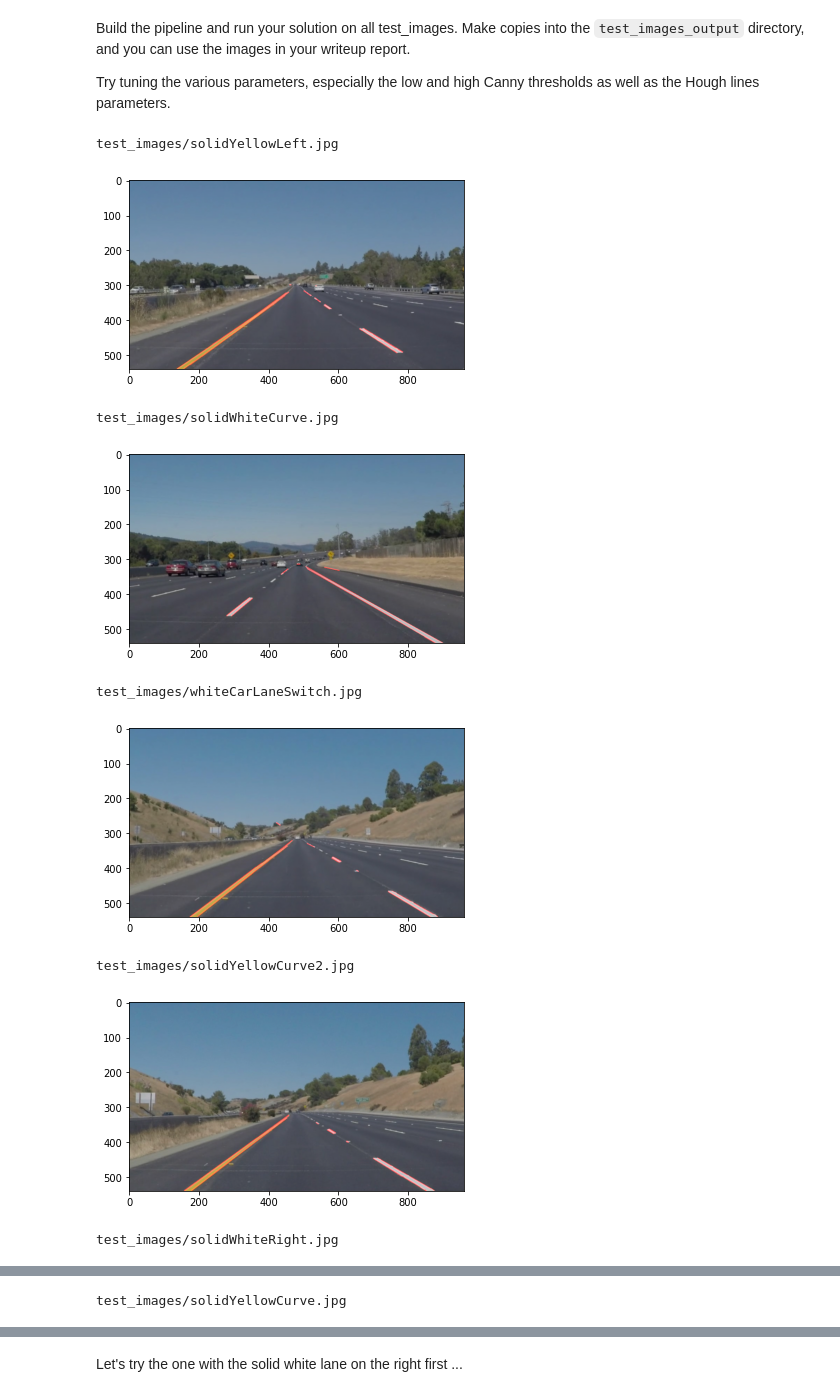
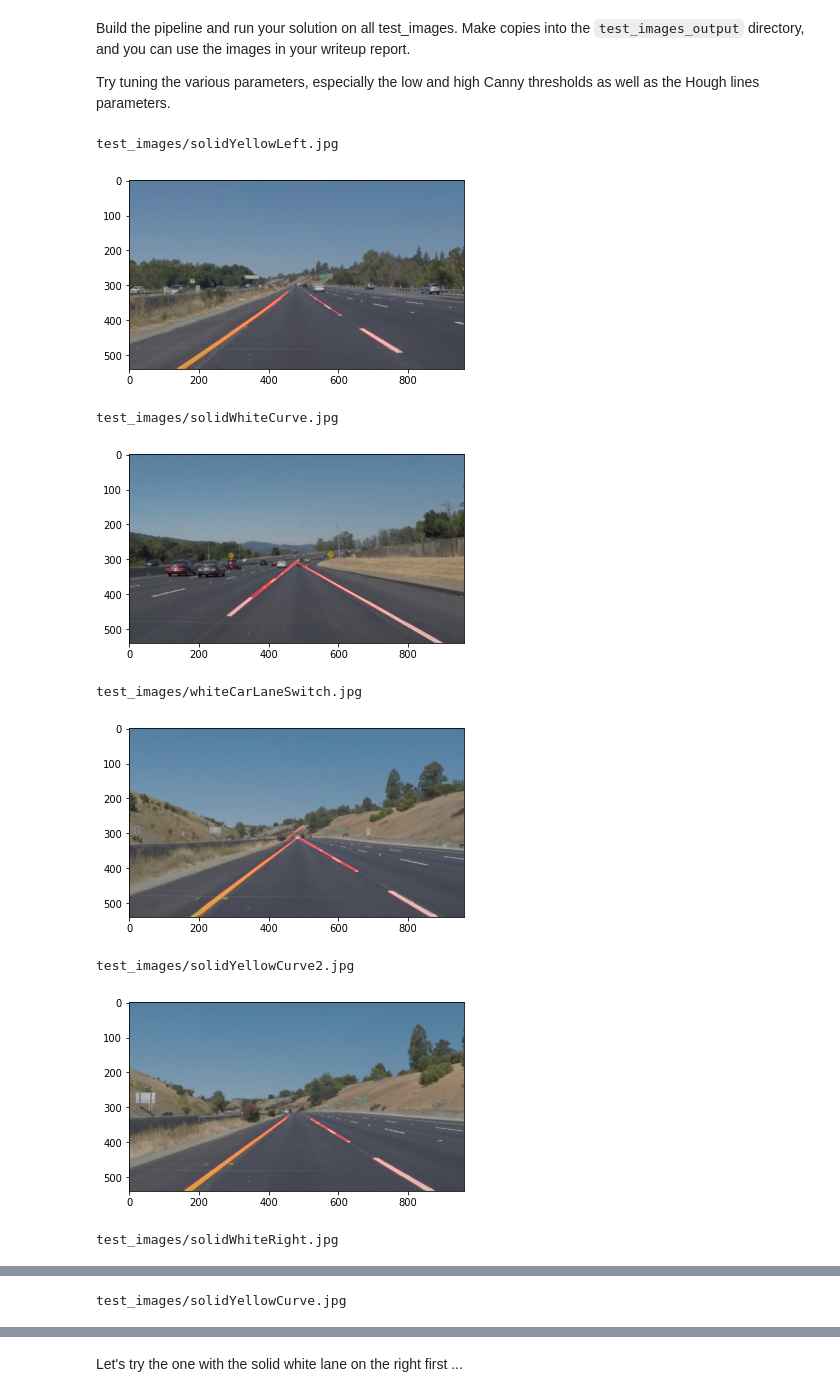
Before and after one commit to mathemonads/sdce_finding_lane_lines, a Jupyter notebook: P1.ipynb, the cells around one changed output, grey strips where cells are left out. Cells and saved outputs as stored; diff of their text form; code cells hidden in the pictures.

```diff
--- a/P1.ipynb
+++ b/P1.ipynb
@@ -190,41 +190,45 @@ Try tuning the various parameters, especially the low and high Canny thresholds
 # TODO: Build your pipeline that will draw lane lines on the test_images
 def find_lane_lines(og):
     img = grayscale(og)
-    img = gaussian_blur(img, 3)
+    img = gaussian_blur(img, 5)
 
     e = 0.23
     v = np.median(img)
 #     lower, upper = int(max(0, (1.0-e)*v)), int(min(255,(1.0+e)*v))
     img = canny(img, 175, 225)
     roi = np.array([
             [100, img.shape[0]],
             [400, img.shape[0]*0.5],
             [500, img.shape[0]*0.5],
             [img.shape[1], img.shape[0]]
         ], np.int32)
     img = region_of_interest(img, [roi])
 
-    img = hough_lines(img, 1, np.pi/180, 35, 2, 7)
+    rho = 2
+    threshold = 60
+    min_line_len = 50
+    max_line_gap = 50
+    img = hough_lines(img, rho, np.pi/180, threshold, min_line_len, max_line_gap)
     img = weighted_img(img, og)
 #     print(e, v, lower, upper, roi)
     return img
 
 for imname in test_images:
     imname = 'test_images/'+imname
     laned_image = find_lane_lines(mpimg.imread(imname))
     print(imname)
     plt.figure()
     plt.imshow(laned_image)
     plt.show()
 
 # then save them to the test_images_output directory.
 # %% [output]
 test_images/solidYellowLeft.jpg
 [figure]
 test_images/solidWhiteCurve.jpg
-[figure, old version]
+[figure, new version]
 test_images/whiteCarLaneSwitch.jpg
-[figure, old version]
+[figure, new version]
 test_images/solidYellowCurve2.jpg
-[figure, old version]
+[figure, new version]
 test_images/solidWhiteRight.jpg
```
Also changed, not shown: parts of 5 cells of this notebook, 4 other files.
